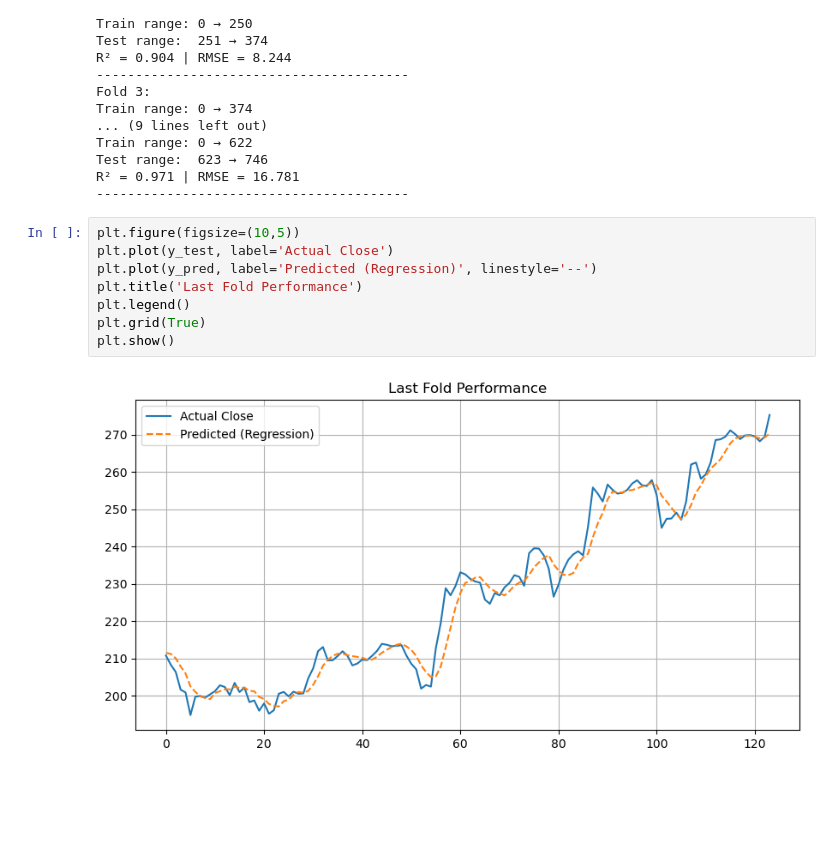
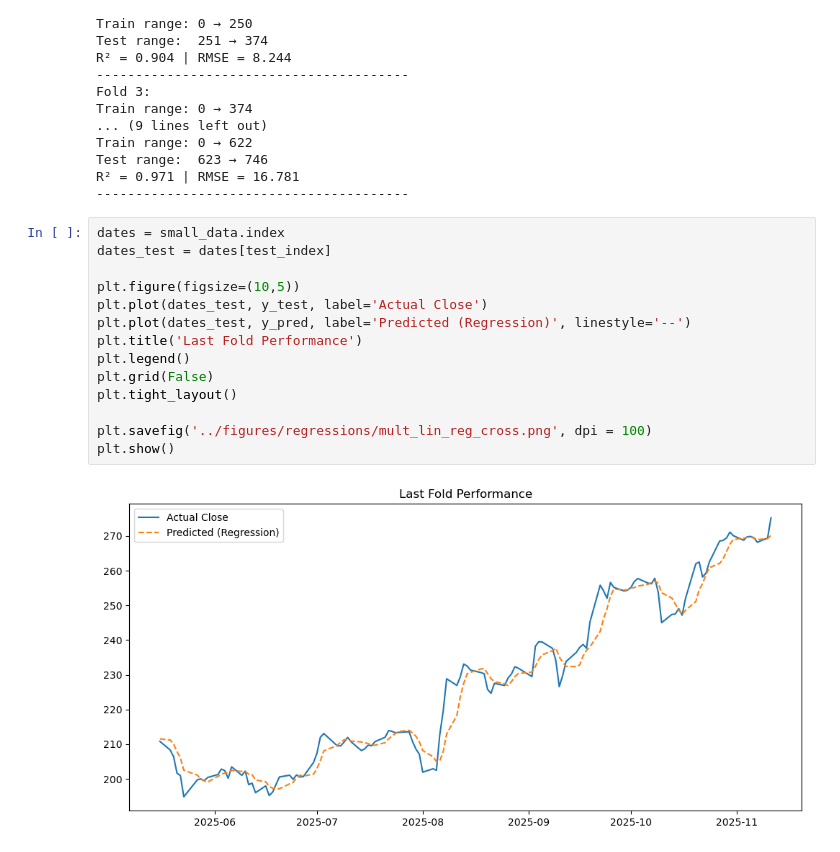
Before and after one commit to alexstoica-1/time-series-analysis-, a Jupyter notebook: notebooks/forecasting.ipynb, the cells around one changed output. Saved outputs shown, nothing was run; the diff lists cells and outputs as text; blank space fills up the shorter version.

```diff
--- a/notebooks/forecasting.ipynb
+++ b/notebooks/forecasting.ipynb
@@ -244,12 +246,18 @@ Test range:  623 → 746
 R² = 0.971 | RMSE = 16.781
 ----------------------------------------
 # %%
+dates = small_data.index
+dates_test = dates[test_index]
+
 plt.figure(figsize=(10,5))
-plt.plot(y_test, label='Actual Close')
-plt.plot(y_pred, label='Predicted (Regression)', linestyle='--')
+plt.plot(dates_test, y_test, label='Actual Close')
+plt.plot(dates_test, y_pred, label='Predicted (Regression)', linestyle='--')
 plt.title('Last Fold Performance')
 plt.legend()
-plt.grid(True)
+plt.grid(False)
+plt.tight_layout()
+
+plt.savefig('../figures/regressions/mult_lin_reg_cross.png', dpi = 100)
 plt.show()
 # %% [output]
-[figure, old version]
+[figure, new version]
```
Also changed, not shown: parts of 1 cell of this notebook, 5 other files.
